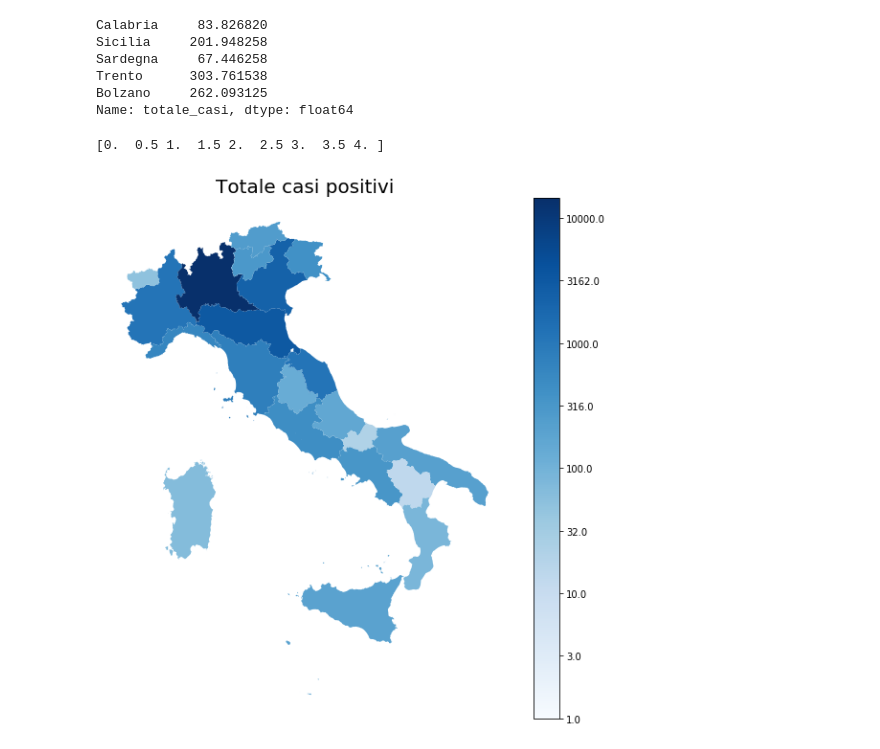
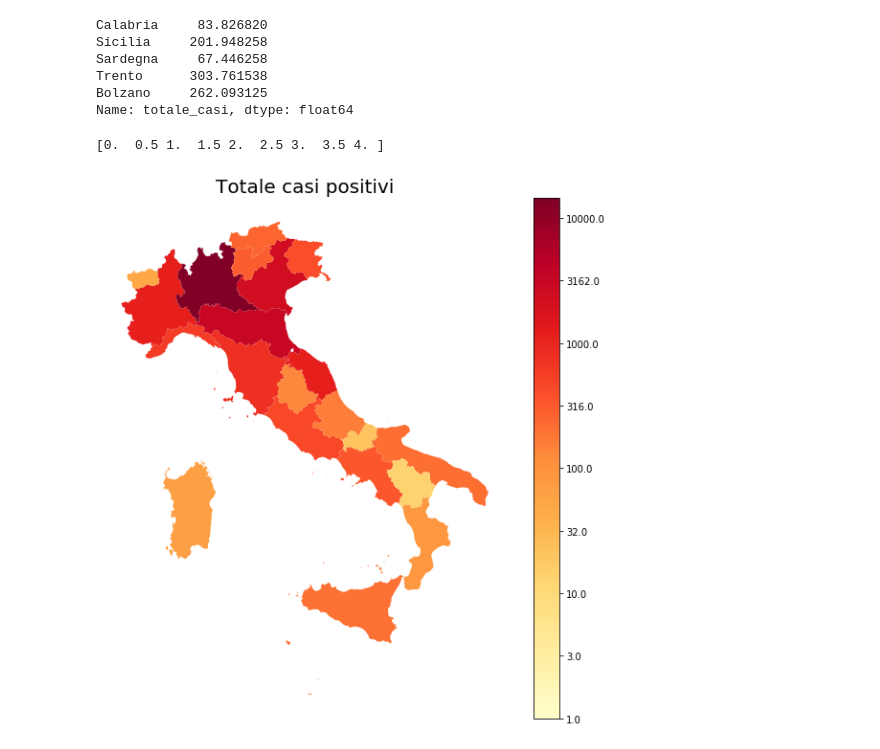
Before and after one commit to albortros/COVID-19, a Jupyter notebook: analysis/COVID.ipynb, the cells around one changed output. Saved outputs shown, nothing was run; the diff lists cells and outputs as text; code cells hidden in the pictures.

Commit message:
added plots

```diff
--- a/analysis/COVID.ipynb
+++ b/analysis/COVID.ipynb
@@ -363,25 +363,25 @@ Name: totale_casi, dtype: float64
 # %%
 mergedr['log_totale_casi'] = mergedr['totale_casi'].apply(lambda x: max(0,np.log10(x)))
 variable = 'log_totale_casi'
 vmin, vmax  = min(mergedr[variable].values), max(mergedr[variable].values)
 fig, ax = plt.subplots(1,figsize=(10,10))
 
-mergedr.plot(column = variable, cmap = 'Blues', ax = ax, legend = True);
+mergedr.plot(column = variable, cmap = 'YlOrRd', ax = ax, legend = True);
 ax.axis('off')
 ax.set_title('Totale casi positivi', fontdict={'fontsize':'20'})
 #scale = plt.cm.ScalarMappable(cmap ='Blues', norm = plt.Normalize(vmin=vmin, vmax=vmax))
 #cbar = fig.colorbar(scale)
 
 colourbar = ax.get_figure().get_axes()[1]
 
 # Get numerical values of yticks, assuming a linear range between vmin and vmax:
 yticks = colourbar.get_yticks()
 #yticks = np.interp(colourbar.get_yticks(), [0,1], [vmin, vmax])
 print(yticks)
 
 # Apply some function f to each tick, where f can be your percentage conversion
 colourbar.set_yticklabels([round(10**ytick) for ytick in yticks])
 plt.savefig('map_regioni{}.png'.format(max(dfr_forecast.data).date()), dpi = 300, bbox_inches = 'tight')
 # %% [output]
 [0.  0.5 1.  1.5 2.  2.5 3.  3.5 4. ]
-[figure, old version]
+[figure, new version]
```
